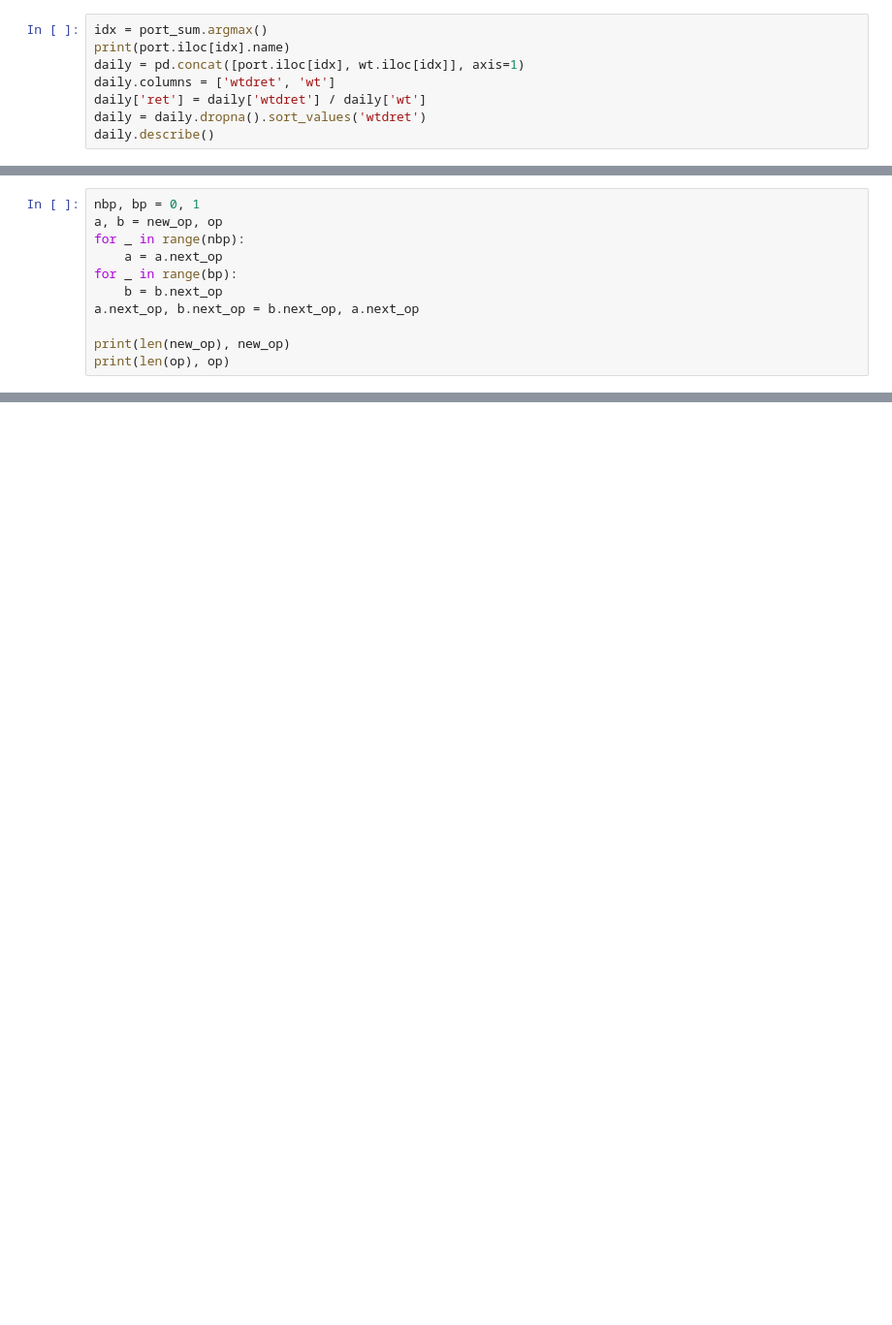
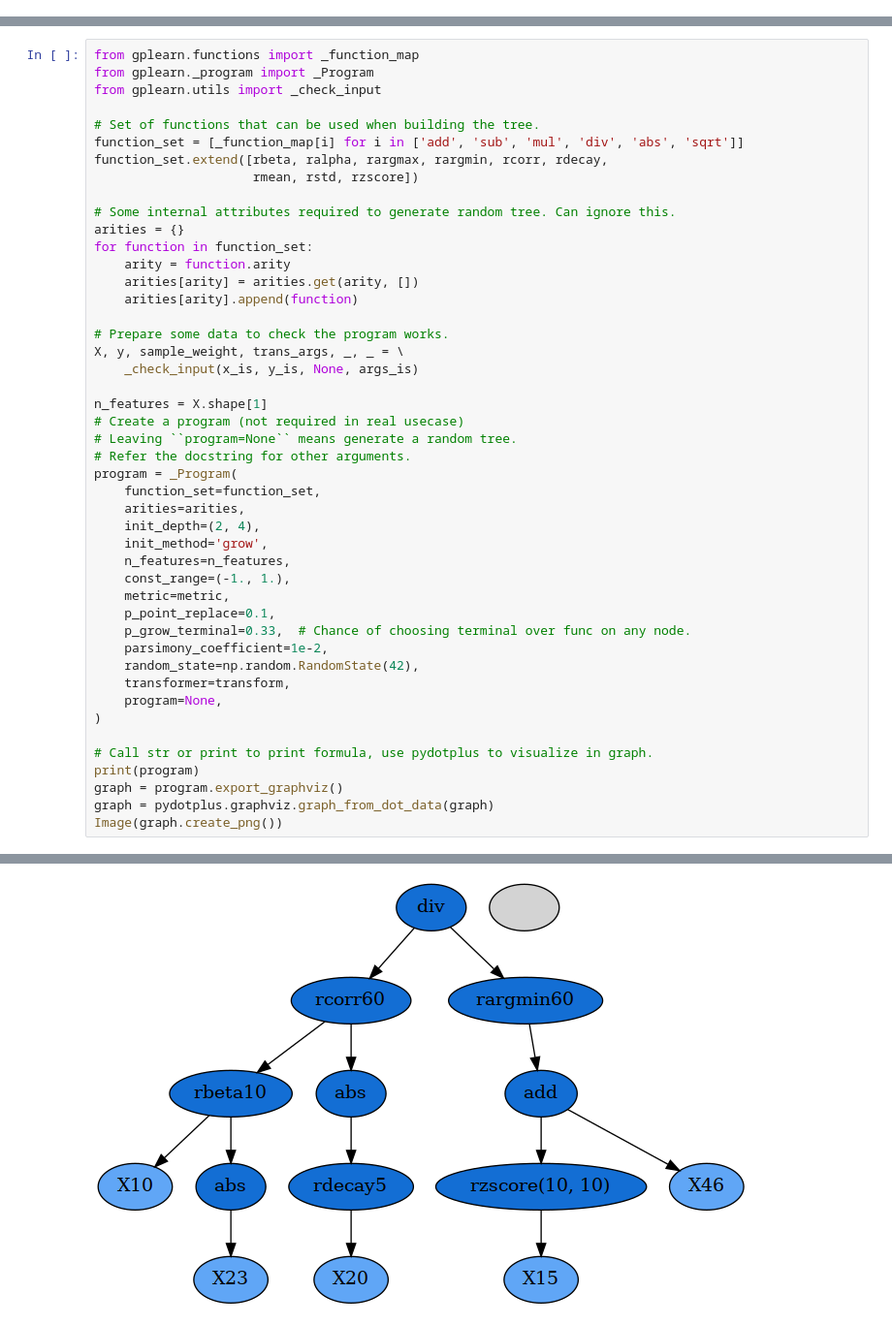
Before and after one commit to Ct-nep/gplearn-for-finance, a Jupyter notebook: test_gp.ipynb, the cells around one changed output, grey strips where cells are left out. Shown: that part at 97% size. Drawn from its saved outputs; the diff is of its cells as text; blank space fills up the shorter version.

```diff
--- a/test_gp.ipynb
+++ b/test_gp.ipynb
@@ -1341,8 +0,0 @@ plt.show()
-# %%
-idx = port_sum.argmax()
-print(port.iloc[idx].name)
-daily = pd.concat([port.iloc[idx], wt.iloc[idx]], axis=1)
-daily.columns = ['wtdret', 'wt']
-daily['ret'] = daily['wtdret'] / daily['wt']
-daily = daily.dropna().sort_values('wtdret')
-daily.describe()
@@ -1466,11 +0,0 @@ print(len(op), op)
-# %%
-nbp, bp = 0, 1
-a, b = new_op, op
-for _ in range(nbp):
-    a = a.next_op
-for _ in range(bp):
-    b = b.next_op
-a.next_op, b.next_op = b.next_op, a.next_op
-
-print(len(new_op), new_op)
-print(len(op), op)
@@ -1479,0 +473,47 @@ print(len(op), op)
+# %%
+from gplearn.functions import _function_map
+from gplearn._program import _Program
+from gplearn.utils import _check_input
+
+# Set of functions that can be used when building the tree.
+function_set = [_function_map[i] for i in ['add', 'sub', 'mul', 'div', 'abs', 'sqrt']]
+function_set.extend([rbeta, ralpha, rargmax, rargmin, rcorr, rdecay,
+                     rmean, rstd, rzscore])
+
+# Some internal attributes required to generate random tree. Can ignore this.
+arities = {}
+for function in function_set:
+    arity = function.arity
+    arities[arity] = arities.get(arity, [])
+    arities[arity].append(function)
+
+# Prepare some data to check the program works.
+X, y, sample_weight, trans_args, _, _ = \
+    _check_input(x_is, y_is, None, args_is)
+
+n_features = X.shape[1]
+# Create a program (not required in real usecase)
+# Leaving ``program=None`` means generate a random tree.
+# Refer the docstring for other arguments.
+program = _Program(
+    function_set=function_set,
+    arities=arities,
+    init_depth=(2, 4),
+    init_method='grow',
+    n_features=n_features,
+    const_range=(-1., 1.),
+    metric=metric,
+    p_point_replace=0.1,
+    p_grow_terminal=0.33,  # Chance of choosing terminal over func on any node.
+    parsimony_coefficient=1e-2,
+    random_state=np.random.RandomState(42),
+    transformer=transform,
+    program=None,
+)
+
+# Call str or print to print formula, use pydotplus to visualize in graph.
+print(program)
+graph = program.export_graphviz()
+graph = pydotplus.graphviz.graph_from_dot_data(graph)
+Image(graph.create_png())
+# %% [output]
@@ -1479,0 +521 @@ print(len(op), op)
+[figure, added]
```
Also changed, not shown: parts of 92 cells of this notebook, 11 other files.
